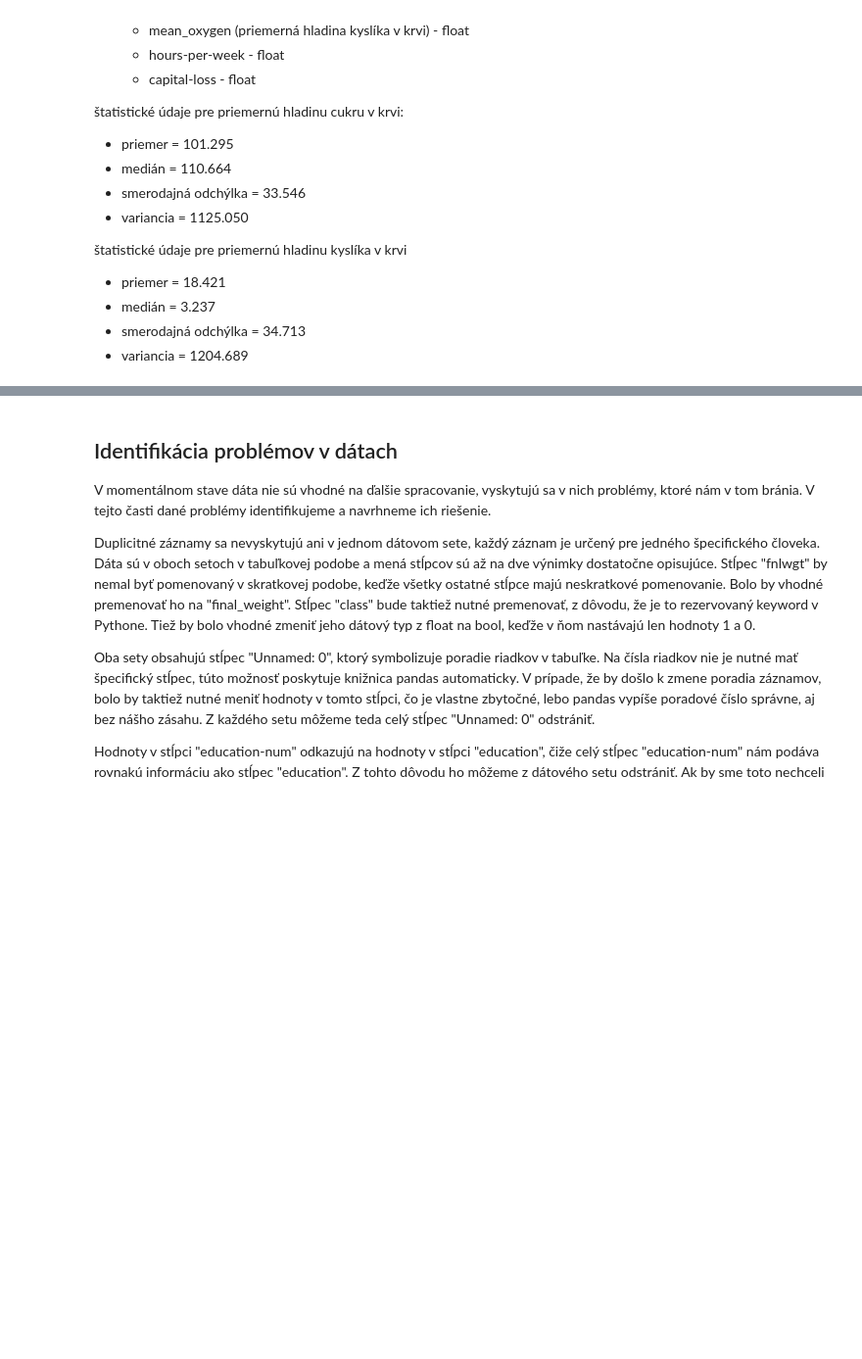
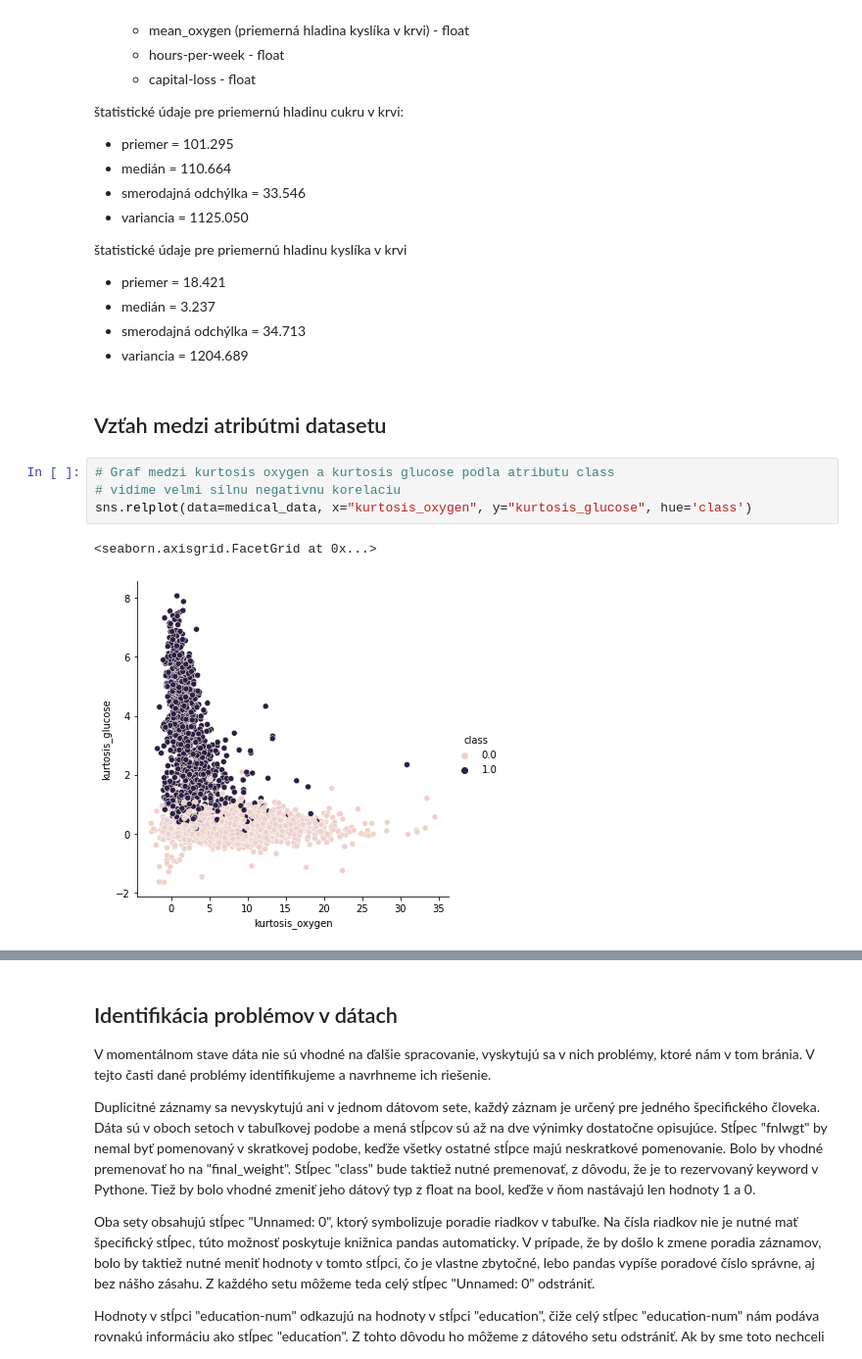
Before and after one commit to xsipka/FIIT_IAU_Projekt, a Jupyter notebook: test.ipynb, the cells around one changed output, grey strips where cells are left out. Shown: that part at 98% size. Drawn from its saved outputs; the diff is of its cells as text; blank space fills up the shorter version.

```diff
--- a/test.ipynb
+++ b/test.ipynb
@@ -139,3 +186,12 @@ Súbor other_train.cvs
 - medián = 3.237
 - smerodajná odchýlka = 34.713
 - variancia = 1204.689
+# %% [markdown]
+## Vzťah medzi atribútmi datasetu
+# %%
+# Graf medzi kurtosis oxygen a kurtosis glucose podla atributu class
+# vidime velmi silnu negativnu korelaciu
+sns.relplot(data=medical_data, x="kurtosis_oxygen", y="kurtosis_glucose", hue='class')
+# %% [output]
+<seaborn.axisgrid.FacetGrid at 0x...>
+[figure, added]
```
Also changed, not shown: parts of 8 cells of this notebook.
